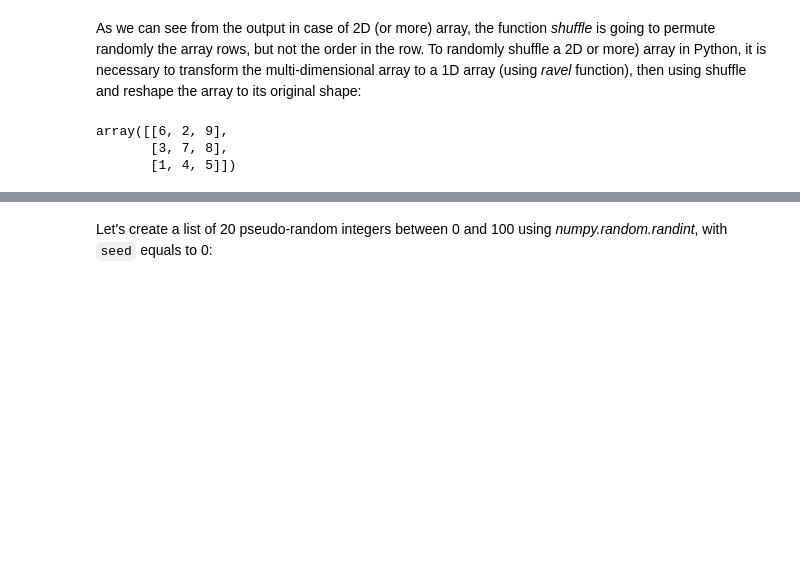
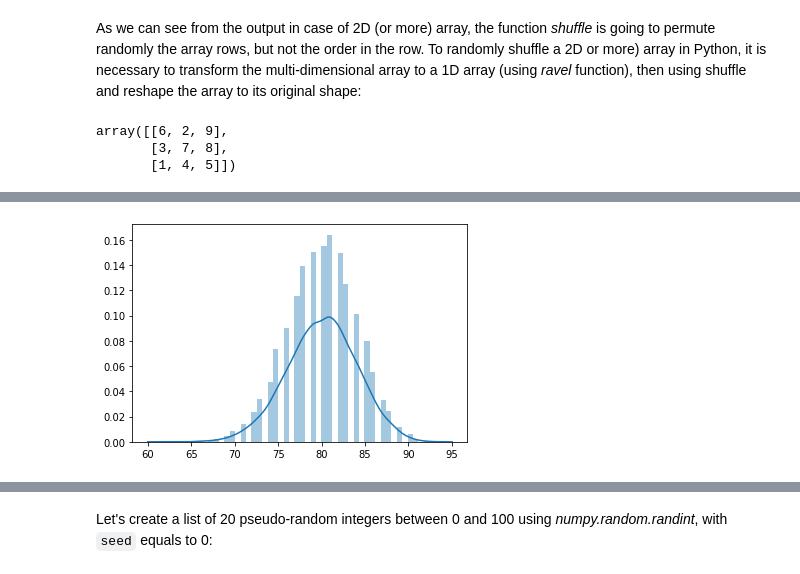
Before and after one commit to JuliaMal/Numpy-random_project, a Jupyter notebook: Numpy-random.ipynb, the cells around one changed output, grey strips where cells are left out. Drawn from its saved outputs; the diff is of its cells as text; code cells hidden in the pictures; blank space fills up the shorter version.

```diff
--- a/Numpy-random.ipynb
+++ b/Numpy-random.ipynb
@@ -200,0 +265,7 @@ array([[6, 2, 9],
+# %%
+n, p, size = 100, 0.8, 10000
+binom = np.random.binomial(n, p, size)
+sns.distplot(binom)
+plt.show()
+# %% [output]
+[figure, added]
```
Also changed, not shown: parts of 30 cells of this notebook.
